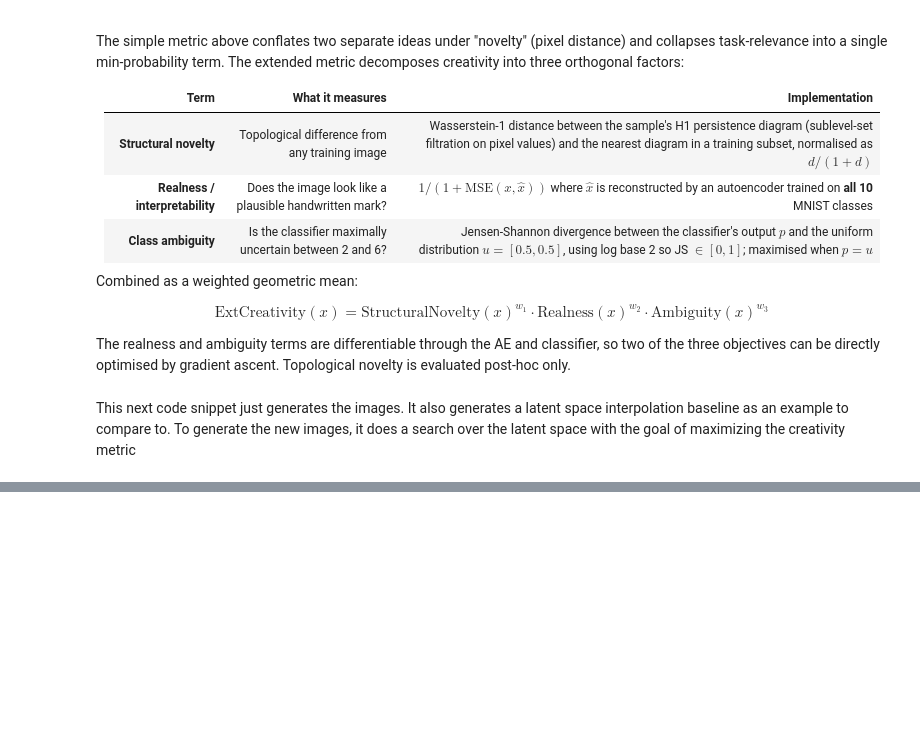
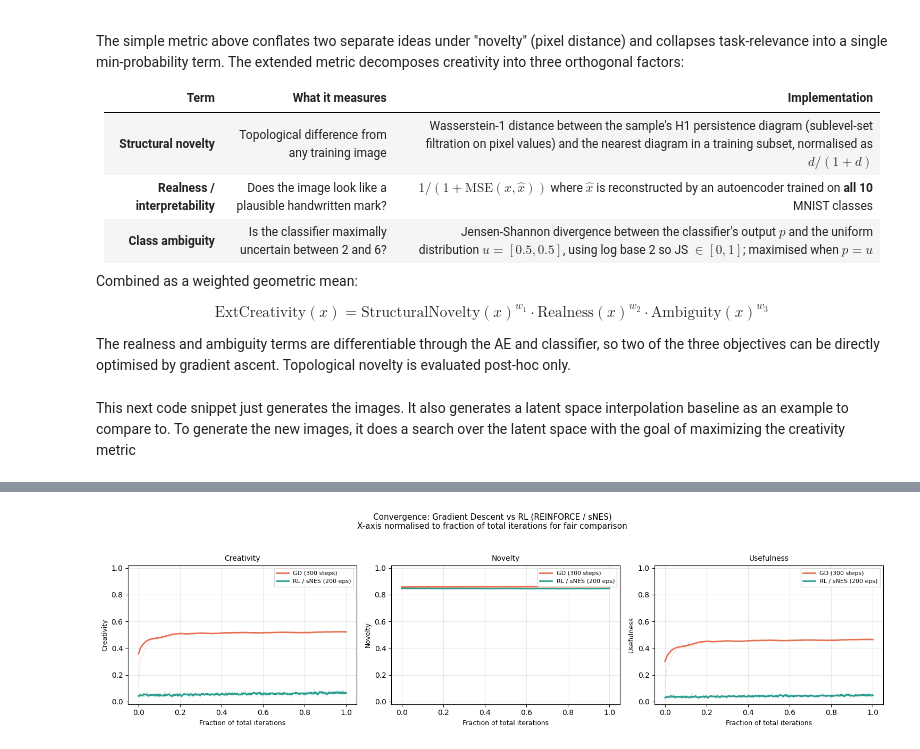
Before and after one commit to gusdspmoreira/CS6501-NN-Project, a Jupyter notebook: GM_demo_notebook.ipynb, the cells around one changed output, grey strips where cells are left out. Cells and saved outputs as stored; diff of their text form; code cells hidden in the pictures; blank space fills up the shorter version.

```diff
--- a/GM_demo_notebook.ipynb
+++ b/GM_demo_notebook.ipynb
@@ -936,0 +1255,89 @@ Done.
+# %%
+# ─────────────────────────────────────────────────────────────
+# 11. Convergence comparison: Gradient Descent vs RL
+# ─────────────────────────────────────────────────────────────
+# Re-run GD with per-step exact creativity history so curves
+# are comparable to rl_hist.  Same hyperparameters as
+# generate_creative: alpha=0.2, lr=0.05, n_steps=300, n_samples=32.
+print("[11] Tracking GD convergence (re-run for history) ...")
+
+_gd_hist: dict = {"reward": [], "novelty": [], "usefulness": []}
+vae.eval(); clf.eval()
+
+_z      = torch.randn(32, vae.latent_dim, device=device, requires_grad=True)
+_opt_gd = optim.Adam([_z], lr=0.05)
+_tt     = torch.tensor(train_sub, dtype=torch.float32, device=device)
+_nbrs_c = NearestNeighbors(n_neighbors=1, metric="euclidean").fit(train_sub)
+_N_G, _al = 32, 0.2
+
+for _s in range(300):
+    _opt_gd.zero_grad()
+    _im  = vae.decoder(_z)
+    _pr  = clf.probs(_im)
+    _us  = torch.min(_pr[:, 0], _pr[:, 1])
+    _fl  = _im.view(_N_G, -1)
+    _nd  = torch.cdist(_fl, _tt).min(dim=1).values
+    _nv  = _nd / (1.0 + _nd)
+    _cr  = (_nv ** _al) * (_us ** (1.0 - _al))
+    (-_cr.mean()).backward()
+    _opt_gd.step()
+    # Record exact score every 3 steps
+    if _s % 3 == 0:
+        with torch.no_grad():
+            _ic = vae.decoder(_z).cpu()
+        _cs, _ns, _us2 = score_creativity(_ic, clf, train_sub,
+                                           device=device, alpha=_al)
+        _gd_hist["reward"].append(float(_cs.mean()))
+        _gd_hist["novelty"].append(float(_ns.mean()))
+        _gd_hist["usefulness"].append(float(_us2.mean()))
+
+print("  Done. Plotting ...")
+
+# ── Normalise both to [0, 1] for fair speed comparison ────
+# GD: 300 steps recorded every 3 -> 100 points
+# RL: 200 episodes -> 200 points
+gd_x = np.linspace(0, 1, len(_gd_hist["reward"]))
+rl_x = np.linspace(0, 1, len(rl_hist["reward"]))
+
+fig, axes = plt.subplots(1, 3, figsize=(15, 4))
+keys   = ["reward",     "novelty",  "usefulness"]
+titles = ["Creativity", "Novelty",  "Usefulness"]
+gd_col, rl_col = "#E76F51", "#2A9D8F"
+
+
+def _smooth(arr, w=7):
+    # Simple moving average
+    if len(arr) <= w:
+        return np.array(arr)
+    return np.convolve(arr, np.ones(w) / w, mode="valid")
+
+
+for ax, key, title in zip(axes, keys, titles):
+    gd_sm = _smooth(_gd_hist[key])
+    rl_sm = _smooth(rl_hist[key])
+    gd_sx = np.linspace(0, 1, len(gd_sm))
+    rl_sx = np.linspace(0, 1, len(rl_sm))
+
+    ax.plot(gd_x, _gd_hist[key], color=gd_col, alpha=0.2, linewidth=0.8)
+    ax.plot(rl_x, rl_hist[key],  color=rl_col,  alpha=0.2, linewidth=0.8)
+    ax.plot(gd_sx, gd_sm, color=gd_col, linewidth=2.0,
+            label="GD (300 steps)")
+    ax.plot(rl_sx, rl_sm, color=rl_col,  linewidth=2.0,
+            label="RL / sNES (200 eps)")
+
+    ax.set_xlabel("Fraction of total iterations", fontsize=9)
+    ax.set_ylabel(title, fontsize=9)
+    ax.set_title(title, fontsize=10)
+    ax.set_ylim(-0.02, 1.02)
+    ax.legend(fontsize=8)
+    ax.grid(True, alpha=0.3)
+
+plt.suptitle(
+    "Convergence: Gradient Descent vs RL (REINFORCE / sNES)\n"
+    "X-axis normalised to fraction of total iterations for fair comparison",
+    fontsize=11, y=1.04)
+plt.tight_layout()
+plt.savefig("images/convergence_gd_vs_rl.png", dpi=150, bbox_inches="tight")
+plt.show()
+print("  Saved -> convergence_gd_vs_rl.png")
+# %% [output]
@@ -936,0 +1346 @@ Done.
+[figure, added]
```
Also changed, not shown: parts of 9 cells of this notebook, 1 other file.
